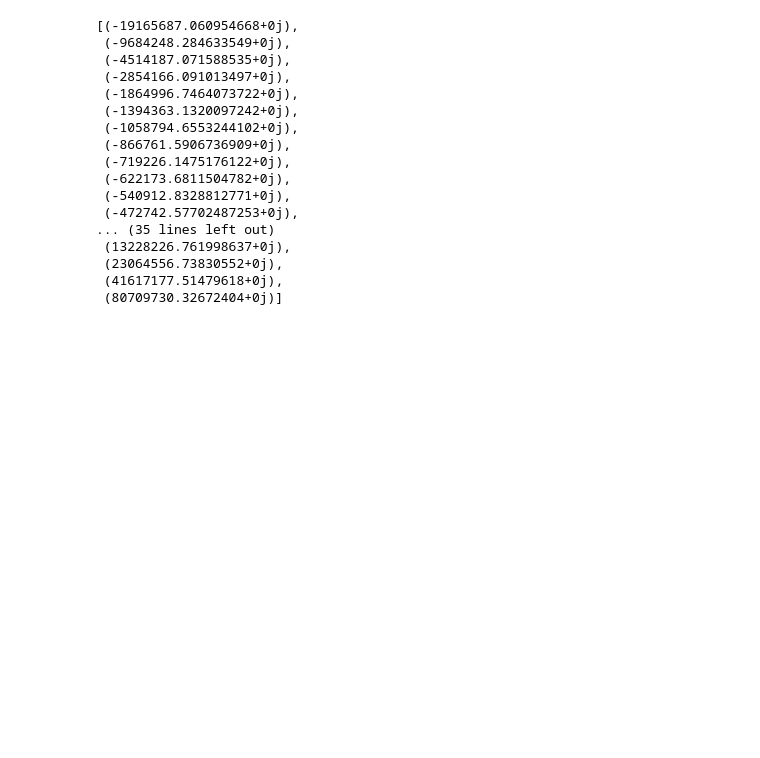
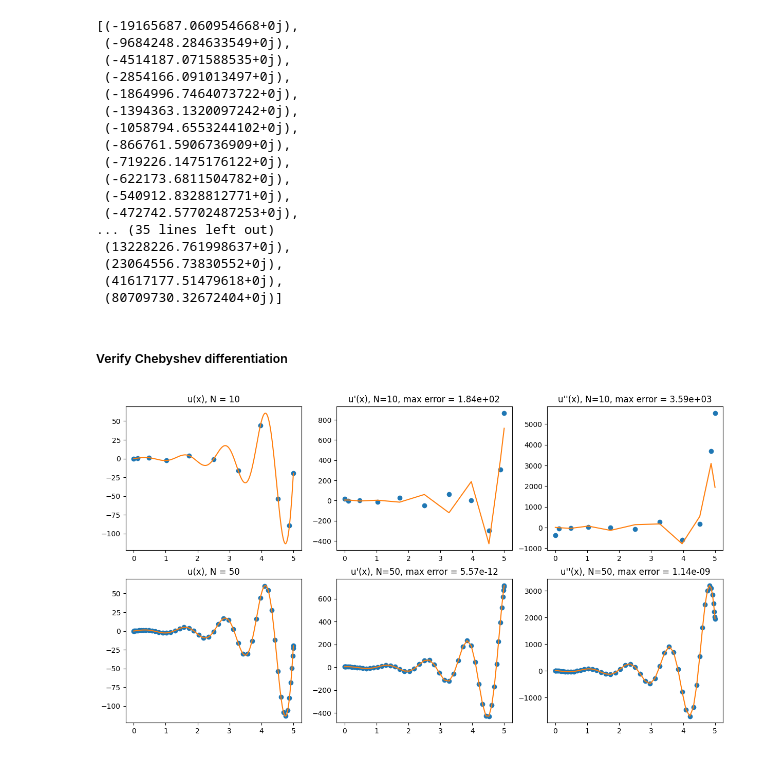
Before and after one commit to jchryssanthacopoulos/wormholes, a Jupyter notebook: negative_modes_analysis.ipynb, the cells around one changed output. Drawn from its saved outputs; the diff is of its cells as text; code cells hidden in the pictures; blank space fills up the shorter version.

Commit message:
Verify Chebyshev differentiation

```diff
--- a/negative_modes_analysis.ipynb
+++ b/negative_modes_analysis.ipynb
@@ -319,3 +319,41 @@ sorted(eigenvalues)
  (23064556.73830552+0j),
  (41617177.51479618+0j),
  (80709730.32672404+0j)]
+# %% [markdown]
+##### Verify Chebyshev differentiation
+# %%
+import matplotlib.pyplot as plt
+
+x_min = 0
+x_max = 5
+
+xx = np.linspace(x_min, x_max, 200, True)
+uu = np.exp(xx) * np.sin(5.0 * xx)
+
+c = 1; plt.figure(figsize=(15, 8))
+
+for N in [10, 50]:
+    D, x = cheb(N, x_min, x_max)
+    u = np.exp(x) * np.sin(5.0 * x)
+
+    plt.subplot(2, 3, c); c += 1
+    plt.plot(x, u, 'o', xx, uu)
+    plt.title(f'u(x), N = {N}')
+
+    deriv_est = np.dot(D, u)
+    deriv_true = np.exp(x) * (np.sin(5.0 * x) + 5.0 * np.cos(5.0 * x))
+    max_error_deriv = np.abs(max(deriv_est - deriv_true))
+
+    plt.subplot(2, 3, c); c += 1
+    plt.plot(x, deriv_est, 'o', x, deriv_true)
+    plt.title(f'u\'(x), N={N}, max error = {max_error_deriv:.2e}')
+
+    dderiv_est = np.dot(D @ D, u)
+    dderiv_true = np.exp(x) * (-24.0 * np.sin(5.0 * x) + 10.0 * np.cos(5.0 * x))
+    max_error_dderiv = np.abs(max(dderiv_est - dderiv_true))
+
+    plt.subplot(2, 3, c); c += 1
+    plt.plot(x, dderiv_est, 'o', x, dderiv_true)
+    plt.title(f'u\'\'(x), N={N}, max error = {max_error_dderiv:.2e}')
+# %% [output]
+[figure, added]
```
Also changed, not shown: parts of 1 cell of this notebook.
